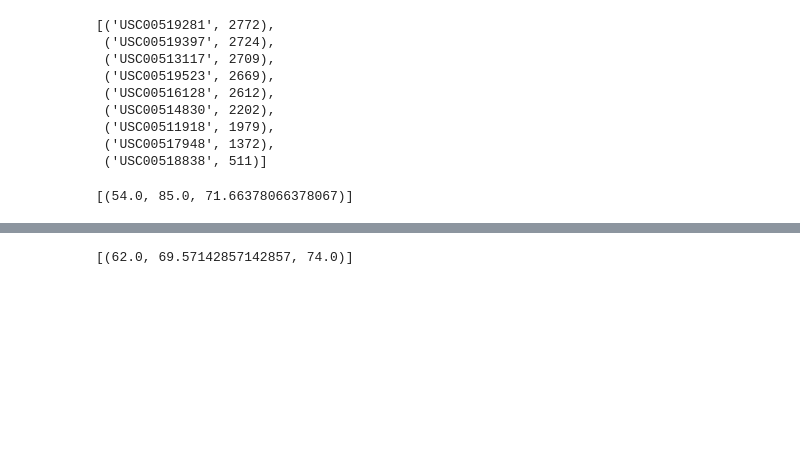
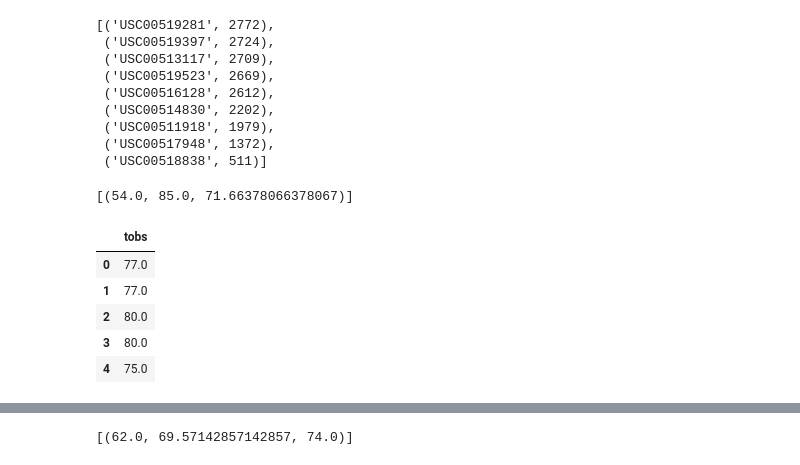
Before and after one commit to tkabdelaziz/sqlalchemy-challenge, a Jupyter notebook: Instructions/climate_starter.ipynb, the cells around one changed output, grey strips where cells are left out. Cells and saved outputs as stored; diff of their text form; code cells hidden in the pictures; blank space fills up the shorter version.

```diff
--- a/Instructions/climate_starter.ipynb
+++ b/Instructions/climate_starter.ipynb
@@ -80,3 +115,14 @@ session = Session(engine)
 # %%
 # Choose the station with the highest number of temperature observations.
 # Query the last 12 months of temperature observation data for this station and plot the results as a histogram
+query = session.query(Measurement.tobs).filter(Measurement.station == most_active)\
+.filter(Measurement.date >= first_date)
+df_temps = pd.read_sql_query(query.statement,engine)
+df_temps.head()
+# %% [output]
+|  | tobs |
+| 0 | 77.0 |
+| 1 | 77.0 |
+| 2 | 80.0 |
+| 3 | 80.0 |
+| 4 | 75.0 |
```
Also changed, not shown: parts of 13 cells of this notebook.
